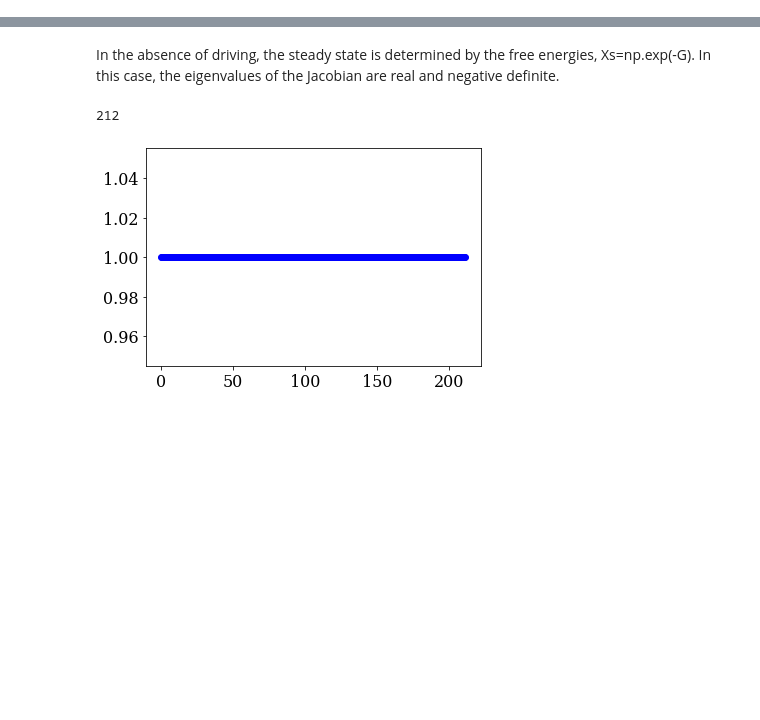
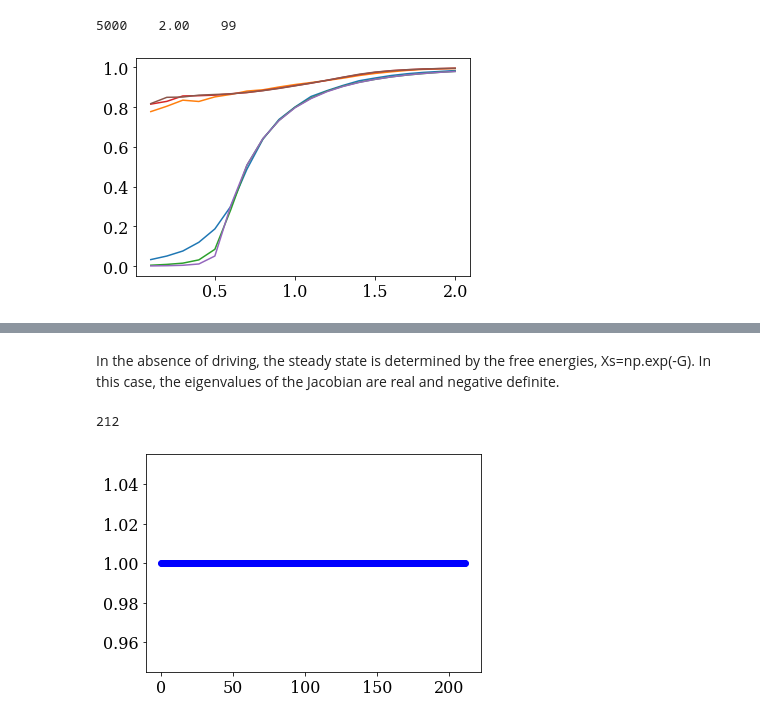
Before and after one commit to znicolaou/rmtchem, a Jupyter notebook: rmtchem.ipynb, the cells around one changed output, grey strips where cells are left out. Cells and saved outputs as stored; diff of their text form; code cells hidden in the pictures; blank space fills up the shorter version.

```diff
--- a/rmtchem.ipynb
+++ b/rmtchem.ipynb
@@ -57,0 +24,30 @@ print(stop-start,len(lcc),int(sing))
+# %%
+seeds=100
+ns=[100,1000,5000]
+cs=np.arange(1,21)/10
+rss=[]
+lss=[]
+for n in ns:
+    rs=[]
+    ls=[]
+    for c in cs:
+        ranks=[]
+        lccs=[]
+        for seed in range(seeds):
+            print("%i\t%.2f\t%i\t"%(n,c,seed),sep='\t',end='\r',flush=True)
+            g=nx.gnm_random_graph(n,c*n,seed=seed)
+            lcc=np.array(list(max(nx.connected_components(g), key=len)))
+            ranks.append(np.linalg.matrix_rank(nx.adjacency_matrix(g).toarray()[np.ix_(lcc,lcc)])/len(lcc))
+            lccs.append(len(lcc)/n)
+        rs.append(np.mean(ranks))
+        ls.append(np.mean(lccs))
+    rss.append(rs)
+    lss.append(ls)
+
+for i in range(3):
+    plt.plot(cs,lss[i])
+    plt.plot(cs,rss[i])
+plt.show()
+# %% [output]
+5000    2.00    99
+[figure, added]
```
Also changed, not shown: parts of 22 cells of this notebook, 1 other file.
